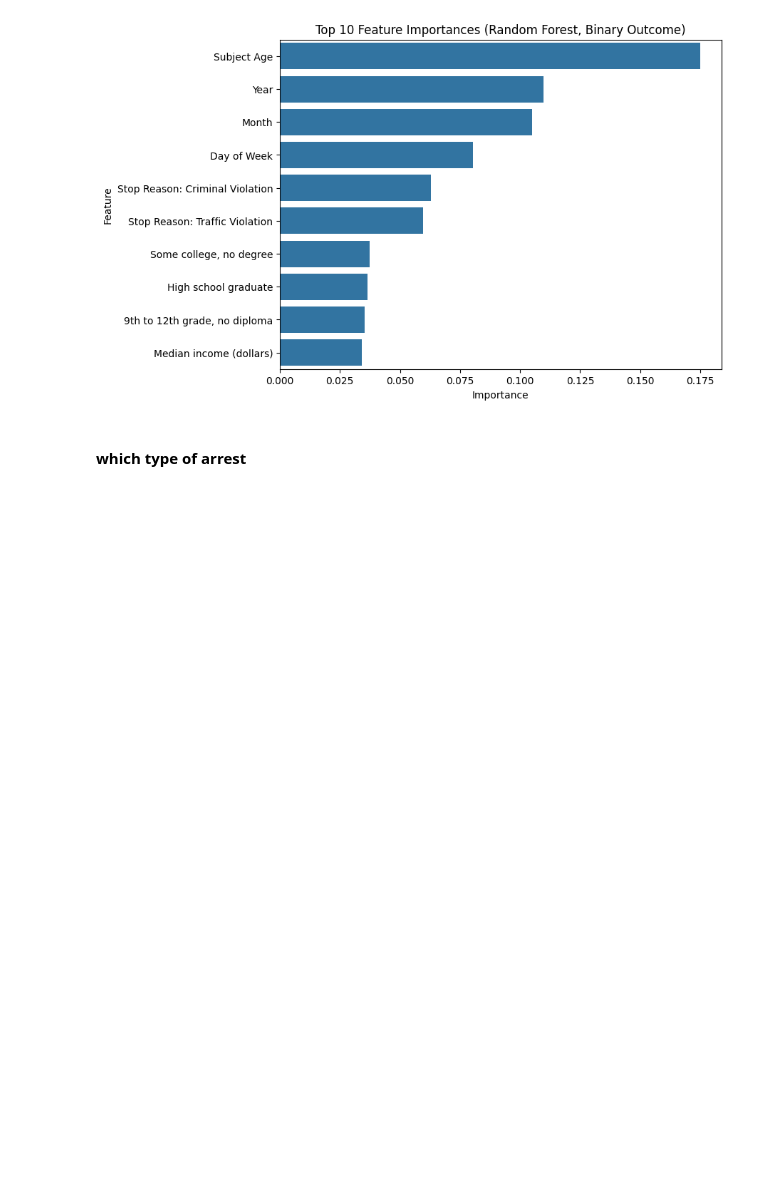
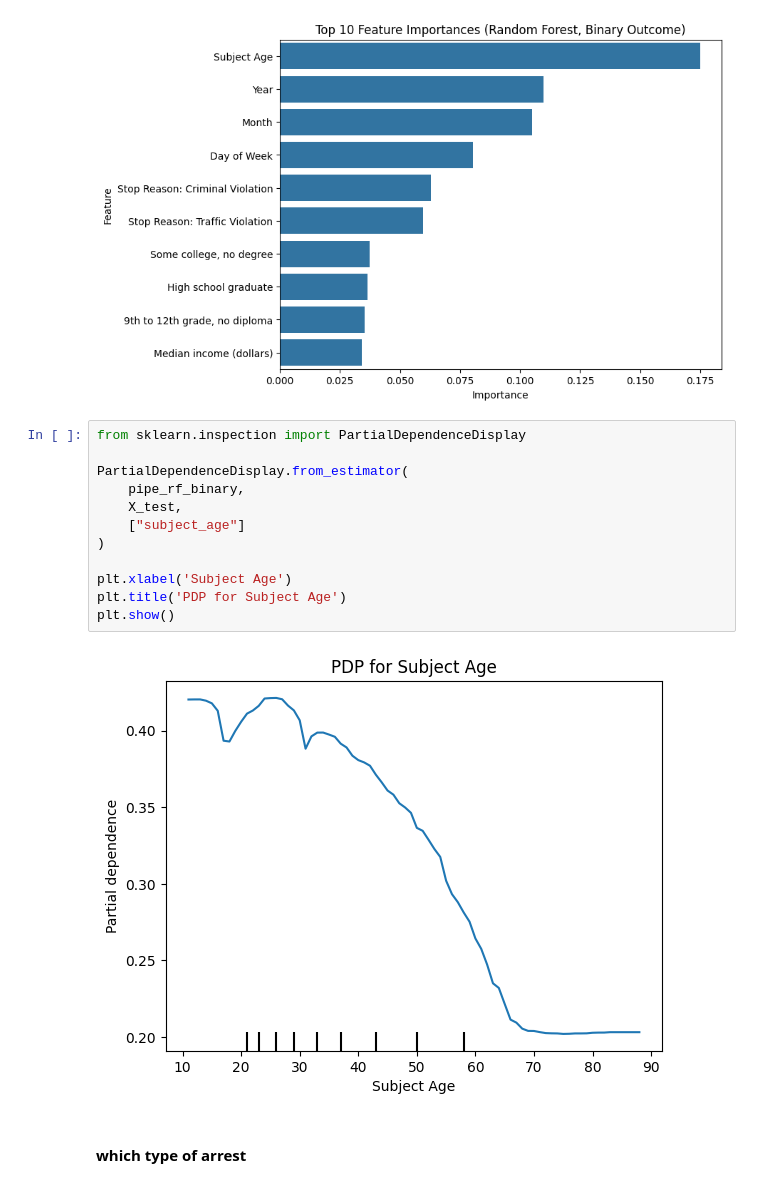
Before and after one commit to utexas-SDS-357/sds357-project-sp26-cook-the-data-cajun-way, a Jupyter notebook: modeling/modeling2.ipynb, the cells around one changed output. Cells and saved outputs as stored; diff of their text form; blank space fills up the shorter version.

Commit message:
Add PDP for subject age for binary class random forest

```diff
--- a/modeling/modeling2.ipynb
+++ b/modeling/modeling2.ipynb
@@ -410,6 +410,20 @@ plt.ylabel("Feature")
 plt.show()
 # %% [output]
 [figure]
+# %%
+from sklearn.inspection import PartialDependenceDisplay
+
+PartialDependenceDisplay.from_estimator(
+    pipe_rf_binary,
+    X_test,
+    ["subject_age"]
+)
+
+plt.xlabel('Subject Age')
+plt.title('PDP for Subject Age')
+plt.show()
+# %% [output]
+[figure, added]
 # %% [markdown]
 #### which type of arrest
 # %%
```
